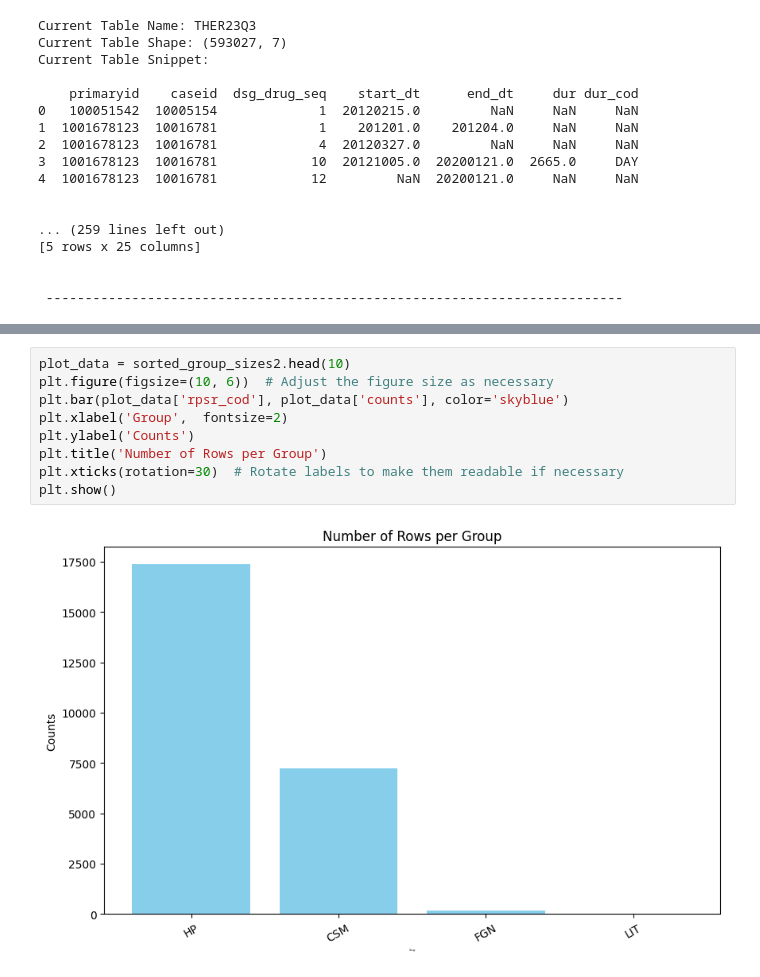
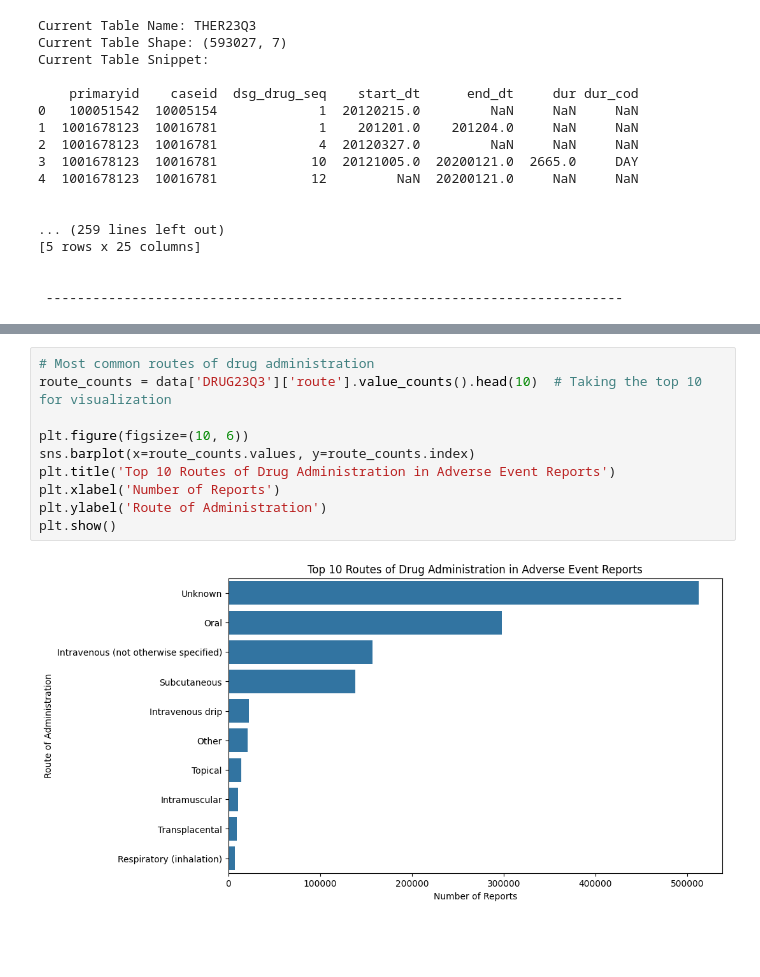
Before and after one commit to smalho01/FAERS-analytics, a Jupyter notebook: FAERS analytics.ipynb, the cells around one changed output, grey strips where cells are left out. Drawn from its saved outputs; the diff is of its cells as text; blank space fills up the shorter version.

```diff
--- a/FAERS analytics.ipynb
+++ b/FAERS analytics.ipynb
@@ -217,11 +93,12 @@ print(sorted_group_sizes2)
-# %%
-plot_data = sorted_group_sizes2.head(10)
-plt.figure(figsize=(10, 6))  # Adjust the figure size as necessary
-plt.bar(plot_data['rpsr_cod'], plot_data['counts'], color='skyblue')
-plt.xlabel('Group',  fontsize=2)
-plt.ylabel('Counts')
-plt.title('Number of Rows per Group')
-plt.xticks(rotation=30)  # Rotate labels to make them readable if necessary
-plt.show()
-# %% [output]
-[figure, removed]
+# %%
+# Most common routes of drug administration
+route_counts = data['DRUG23Q3']['route'].value_counts().head(10)  # Taking the top 10 for visualization
+
+plt.figure(figsize=(10, 6))
+sns.barplot(x=route_counts.values, y=route_counts.index)
+plt.title('Top 10 Routes of Drug Administration in Adverse Event Reports')
+plt.xlabel('Number of Reports')
+plt.ylabel('Route of Administration')
+plt.show()
+# %% [output]
+[figure, added]
```
Also changed, not shown: parts of 23 cells of this notebook.
